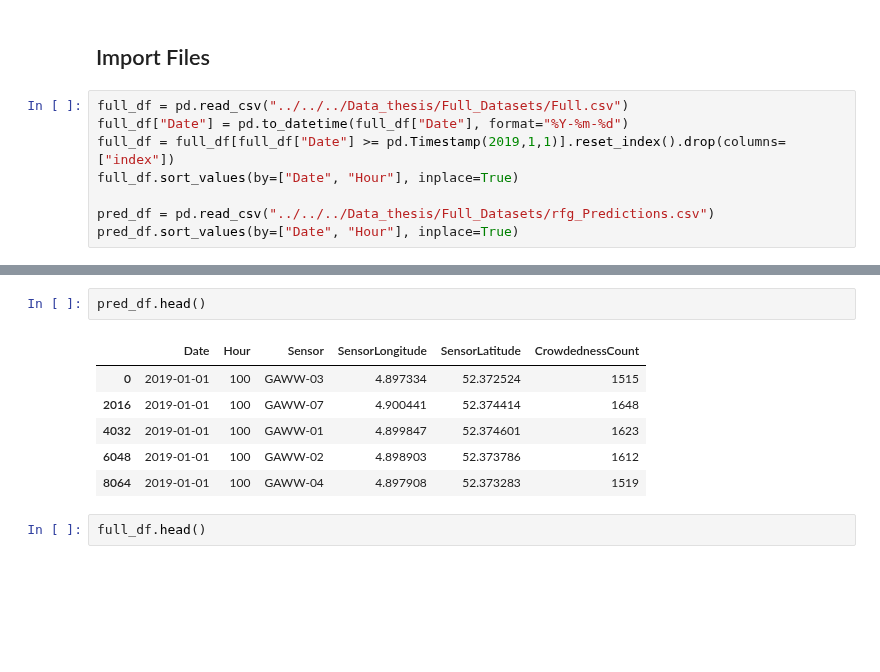
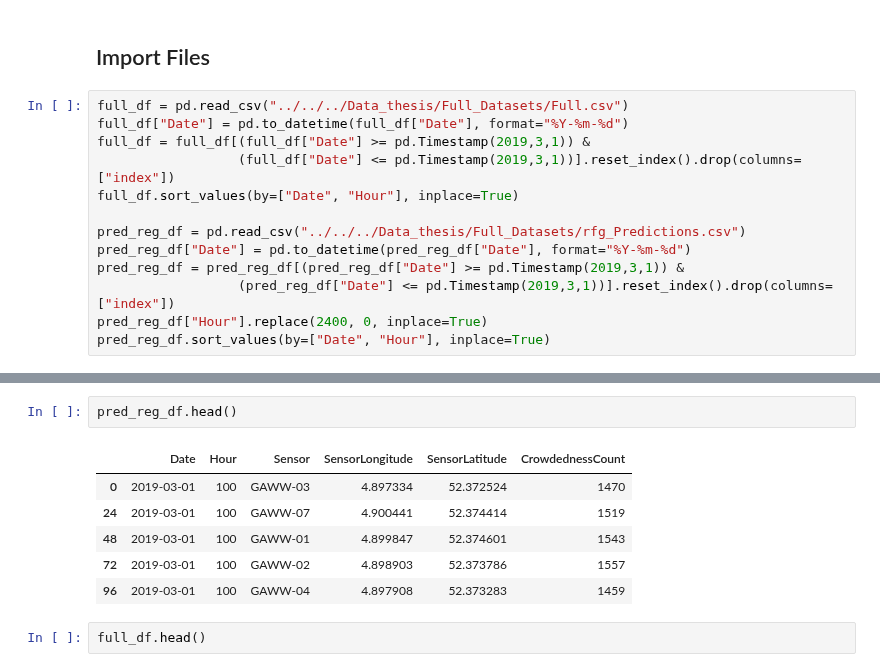
Before and after one commit to LeDon96/CrowdednessPrediction, a Jupyter notebook: Jupyter Notebooks/Time Series.ipynb, the cells around one changed output, grey strips where cells are left out. Cells and saved outputs as stored; diff of their text form; blank space fills up the shorter version.

```diff
--- a/Jupyter Notebooks/Time Series.ipynb
+++ b/Jupyter Notebooks/Time Series.ipynb
@@ -11,8 +11,13 @@ import matplotlib.pyplot as plt
 # %%
 full_df = pd.read_csv("../../../Data_thesis/Full_Datasets/Full.csv")
 full_df["Date"] = pd.to_datetime(full_df["Date"], format="%Y-%m-%d")
-full_df = full_df[full_df["Date"] >= pd.Timestamp(2019,1,1)].reset_index().drop(columns=["index"])
+full_df = full_df[(full_df["Date"] >= pd.Timestamp(2019,3,1)) &
+                  (full_df["Date"] <= pd.Timestamp(2019,3,1))].reset_index().drop(columns=["index"])
 full_df.sort_values(by=["Date", "Hour"], inplace=True)
 
-pred_df = pd.read_csv("../../../Data_thesis/Full_Datasets/rfg_Predictions.csv")
-pred_df.sort_values(by=["Date", "Hour"], inplace=True)
+pred_reg_df = pd.read_csv("../../../Data_thesis/Full_Datasets/rfg_Predictions.csv")
+pred_reg_df["Date"] = pd.to_datetime(pred_reg_df["Date"], format="%Y-%m-%d")
+pred_reg_df = pred_reg_df[(pred_reg_df["Date"] >= pd.Timestamp(2019,3,1)) &
+                  (pred_reg_df["Date"] <= pd.Timestamp(2019,3,1))].reset_index().drop(columns=["index"])
+pred_reg_df["Hour"].replace(2400, 0, inplace=True)
+pred_reg_df.sort_values(by=["Date", "Hour"], inplace=True)
@@ -19,12 +31,12 @@ pred_df.sort_values(by=["Date", "Hour"], inplace=True)
 # %%
-pred_df.head()
+pred_reg_df.head()
 # %% [output]
 |  | Date | Hour | Sensor | SensorLongitude | SensorLatitude | CrowdednessCount |
-| 0 | 2019-01-01 | 100 | GAWW-03 | 4.897334 | 52.372524 | 1515 |
-| 2016 | 2019-01-01 | 100 | GAWW-07 | 4.900441 | 52.374414 | 1648 |
-| 4032 | 2019-01-01 | 100 | GAWW-01 | 4.899847 | 52.374601 | 1623 |
-| 6048 | 2019-01-01 | 100 | GAWW-02 | 4.898903 | 52.373786 | 1612 |
-| 8064 | 2019-01-01 | 100 | GAWW-04 | 4.897908 | 52.373283 | 1519 |
+| 0 | 2019-03-01 | 100 | GAWW-03 | 4.897334 | 52.372524 | 1470 |
+| 24 | 2019-03-01 | 100 | GAWW-07 | 4.900441 | 52.374414 | 1519 |
+| 48 | 2019-03-01 | 100 | GAWW-01 | 4.899847 | 52.374601 | 1543 |
+| 72 | 2019-03-01 | 100 | GAWW-02 | 4.898903 | 52.373786 | 1557 |
+| 96 | 2019-03-01 | 100 | GAWW-04 | 4.897908 | 52.373283 | 1459 |
 # %%
 full_df.head()
 # %% [output]
```
Also changed, not shown: parts of 7 cells of this notebook, 1 other file.
